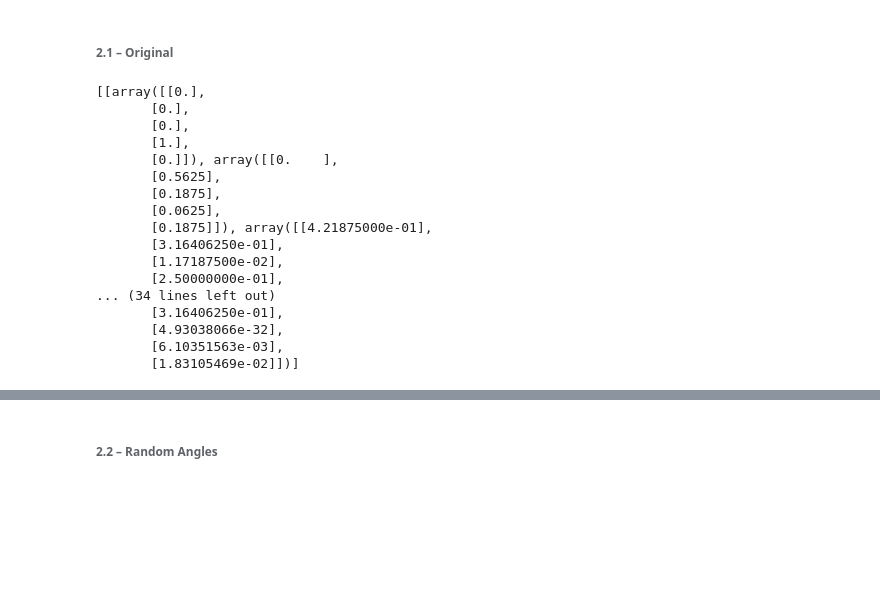
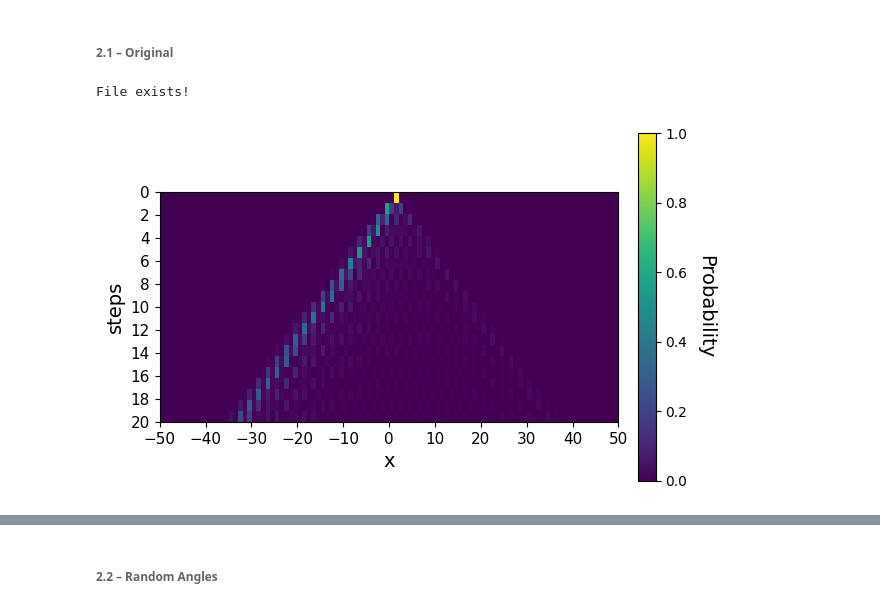
Before and after one commit to JaimePSantos/sqw, a Jupyter notebook: Jaime-simple_dynamics_experiments.ipynb, the cells around one changed output, grey strips where cells are left out. Saved outputs shown, nothing was run; the diff lists cells and outputs as text; code cells hidden in the pictures; blank space fills up the shorter version.

```diff
--- a/Jaime-simple_dynamics_experiments.ipynb
+++ b/Jaime-simple_dynamics_experiments.ipynb
@@ -18,46 +23,3 @@ from mpl_toolkits.axes_grid1 import make_axes_locatable
 ##### 2 – Dynamics
 # %% [markdown]
 ###### 2.1 – Original
-# %%
-N = 5
-T = even_cycle_two_tesselation(N)
-G = nx.cycle_graph(N)
-final_dist_list = []
-samples = 2
-
-for _ in range(0,samples):
-    steps = 3
-    angles = [[np.pi/3, np.pi/3]] * steps
-    tesselation_order = [[0,1] for x in range(steps)]
-    initial_state = uniform_initial_state(N, nodes = [N//2+1])
-
-    states_ua_ut = running(G, T, steps,
-                     initial_state,
-                     angles = angles,
-                     tesselation_order = tesselation_order)
-
-    final_dist = [amp2prob(x) for x in states_ua_ut]
-    final_dist_list.append(final_dist)
-
-# print(final_dist_list)
-average_distributions = [np.mean(np.array(list(map(lambda x: x[i], final_dist_list))), axis=0) for i in range(len(final_dist_list[0]))]
-print(final_dist_list)
-print(average_distributions)
-# %% [output]
-[[array([[0.],
-       [0.],
-       [0.],
-       [1.],
-       [0.]]), array([[0.    ],
-       [0.5625],
-       [0.1875],
-       [0.0625],
-       [0.1875]]), array([[4.21875000e-01],
-       [3.16406250e-01],
-       [1.17187500e-02],
-       [2.50000000e-01],
-... (34 lines left out)
-       [3.16406250e-01],
-       [4.93038066e-32],
-       [6.10351563e-03],
-       [1.83105469e-02]])]
@@ -63,0 +152,25 @@ print(average_distributions)
+# %%
+# Example usage
+N = 100
+T = even_cycle_two_tesselation(N)
+G = nx.cycle_graph(N)
+samples = 100
+steps = 20
+deviation = 0
+
+fileName = f'Datasets/Jaime-simple_dynamics/sqw_Deviation-{deviation}-_N{N}_Steps{steps}_Samples{samples}.txt'
+
+if os.path.exists(fileName):
+    average_distributions = load_array_list_from_file(fileName)
+    print('File exists!')
+
+else:
+    average_distributions = calculate_average_distributions(N, T, G, samples, steps,deviation)
+    save_array_list_to_file(average_distributions,fileName)
+    print('File Doesnt Exist!')
+
+# print(average_distributions)
+plot_distribution(average_distributions, N=N, steps=steps,x_ticks_step=10)
+# %% [output]
+File exists!
+[figure, added]
```
Also changed, not shown: parts of 11 cells of this notebook, 11 other files.
